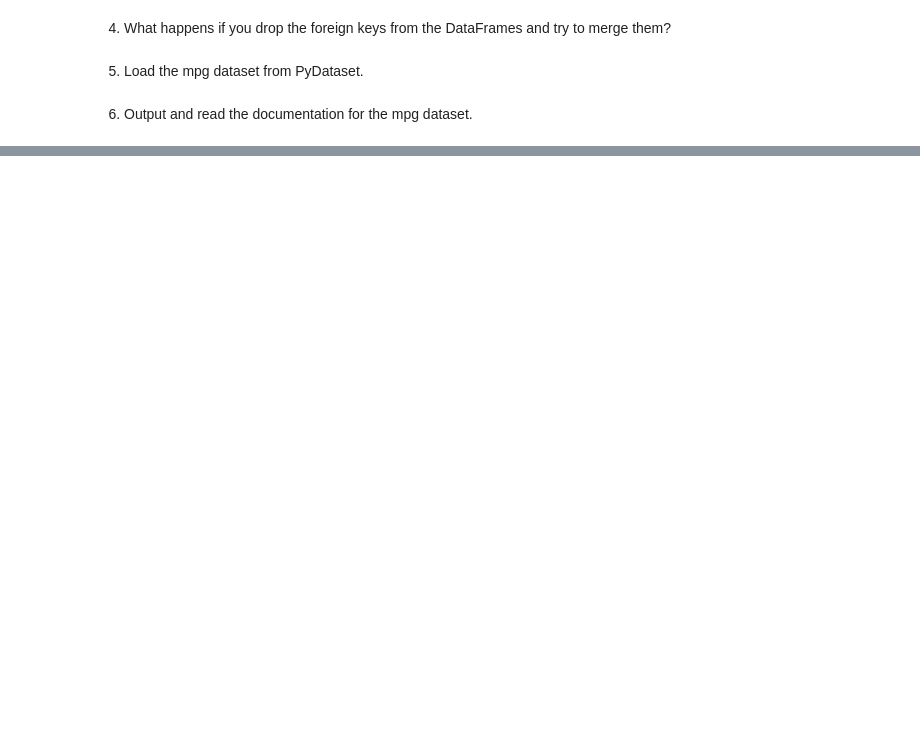
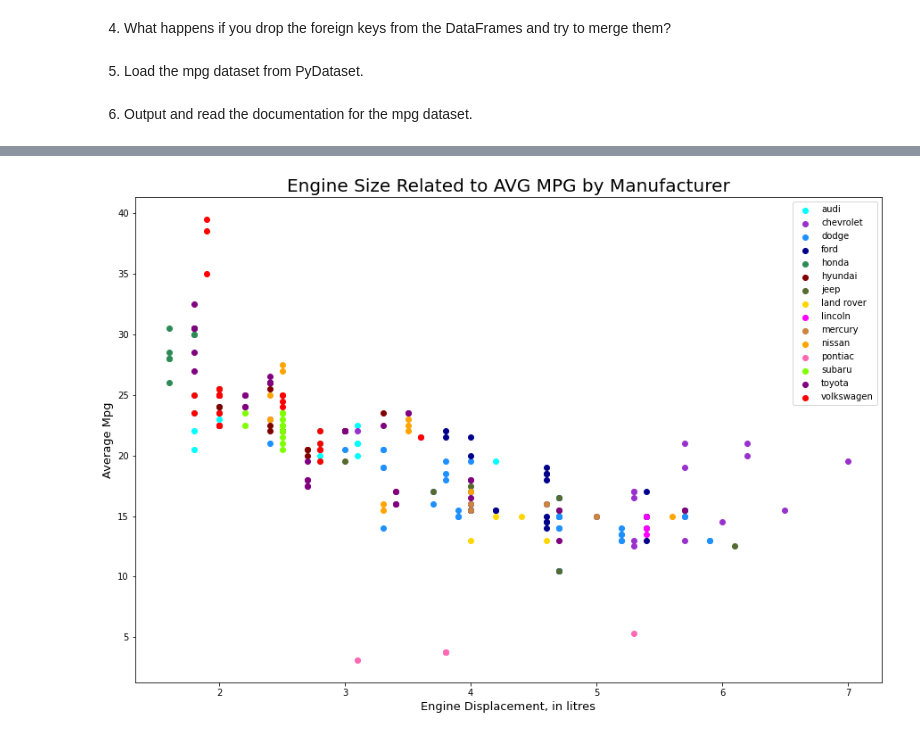
Before and after one commit to HeatherOrtegaMcMillan/numpy-pandas-visualization-exercises, a Jupyter notebook: advanced_dataframes.ipynb, the cells around one changed output, grey strips where cells are left out. Saved outputs shown, nothing was run; the diff lists cells and outputs as text; code cells hidden in the pictures; blank space fills up the shorter version.

Commit message:
finish advanced dataframes exercises

```diff
--- a/advanced_dataframes.ipynb
+++ b/advanced_dataframes.ipynb
@@ -177,0 +321,3 @@ datetime.date(9999, 1, 1)
+# %%
+mpg['mileage_difference'] = mpg['highway_mpg'] - mpg['city_mpg']
+mpg.head()
@@ -177,0 +333,4 @@ datetime.date(9999, 1, 1)
+# %%
+mpg['average_mileage'] = (mpg.city_mpg + mpg.highway_mpg) / 2
+
+mpg.head()
@@ -177,0 +344,4 @@ datetime.date(9999, 1, 1)
+# %%
+# OR alternate method using the mean function
+mpg['average_mileage'] = mpg[['highway_mpg', 'city_mpg']].mean(axis = 1)
+mpg.head()
@@ -177,0 +357,4 @@ datetime.date(9999, 1, 1)
+# %%
+# look at pandas series exercises we did this with berry (using count and contains)
+mpg['is_automatic'] = np.where(mpg.trans.str.contains('auto'), True, False)
+mpg
@@ -177,0 +460,72 @@ datetime.date(9999, 1, 1)
+# %%
+# Graph size of engine (displ) on x axis, and avg mpg
+xaudi = mpg[mpg['manufacturer'] == 'audi'].engine_displ_L.array
+yaudi = mpg[mpg['manufacturer'] == 'audi'].average_mileage.array
+
+xchevrolet = mpg[mpg['manufacturer'] == 'chevrolet'].engine_displ_L.array
+ychevrolet = mpg[mpg['manufacturer'] == 'chevrolet'].average_mileage.array
+
+xdodge = mpg[mpg['manufacturer'] == 'dodge'].engine_displ_L.array
+ydodge = mpg[mpg['manufacturer'] == 'dodge'].average_mileage.array
+
+xford = mpg[mpg['manufacturer'] == 'ford'].engine_displ_L.array
+yford = mpg[mpg['manufacturer'] == 'ford'].average_mileage.array
+
+xhonda = mpg[mpg['manufacturer'] == 'honda'].engine_displ_L.array
+yhonda = mpg[mpg['manufacturer'] == 'honda'].average_mileage.array
+
+xhyundai = mpg[mpg['manufacturer'] == 'hyundai'].engine_displ_L.array
+yhyundai = mpg[mpg['manufacturer'] == 'hyundai'].average_mileage.array
+
+xjeep = mpg[mpg['manufacturer'] == 'jeep'].engine_displ_L.array
+yjeep = mpg[mpg['manufacturer'] == 'jeep'].average_mileage.array
+
+xland_rover = mpg[mpg['manufacturer'] == 'land rover'].engine_displ_L.array
+yland_rover = mpg[mpg['manufacturer'] == 'land rover'].average_mileage.array
+
+xlincoln = mpg[mpg['manufacturer'] == 'lincoln'].engine_displ_L.array
+ylincoln = mpg[mpg['manufacturer'] == 'lincoln'].average_mileage.array
+
+xmercury = mpg[mpg['manufacturer'] == 'mercury'].engine_displ_L.array
+ymercury = mpg[mpg['manufacturer'] == 'mercury'].average_mileage.array
+
+xnissan = mpg[mpg['manufacturer'] == 'nissan'].engine_displ_L.array
+ynissan = mpg[mpg['manufacturer'] == 'nissan'].average_mileage.array
+
+xpontiac = mpg[mpg['manufacturer'] == 'pontiac'].engine_displ_L.array
+ypontiac = mpg[mpg['manufacturer'] == 'pontiac'].average_mileage.array
+
+xsubaru = mpg[mpg['manufacturer'] == 'subaru'].engine_displ_L.array
+ysubaru = mpg[mpg['manufacturer'] == 'subaru'].average_mileage.array
+
+xtoyota = mpg[mpg['manufacturer'] == 'toyota'].engine_displ_L.array
+ytoyota = mpg[mpg['manufacturer'] == 'toyota'].average_mileage.array
+
+xvolkswagen = mpg[mpg['manufacturer'] == 'volkswagen'].engine_displ_L.array
+yvolkswagen = mpg[mpg['manufacturer'] == 'volkswagen'].average_mileage.array
+
+plt.figure(figsize = (15,10))
+plt.scatter(xaudi, yaudi, label = 'audi', c = 'aqua')
+plt.scatter(xchevrolet, ychevrolet, label = 'chevrolet', c = 'darkorchid')
+plt.scatter(xdodge, ydodge, label = 'dodge', c = 'dodgerblue')
+plt.scatter(xford, yford, label = 'ford', c = 'darkblue')
+plt.scatter(xhonda, yhonda, label = 'honda', c = 'seagreen')
+plt.scatter(xhyundai, yhyundai, label = 'hyundai', c = 'maroon')
+plt.scatter(xjeep, yjeep, label = 'jeep', c = 'darkolivegreen')
+plt.scatter(xland_rover, yland_rover, label = 'land rover', c = 'gold')
+plt.scatter(xlincoln, ylincoln, label = 'lincoln', c = 'magenta')
+plt.scatter(xmercury, ymercury, label = 'mercury', c = 'peru')
+plt.scatter(xnissan, ynissan, label = 'nissan', c = 'orange')
+plt.scatter(xpontiac, xpontiac, label = 'pontiac', c = 'hotpink')
+plt.scatter(xsubaru, ysubaru, label = 'subaru', c = 'chartreuse')
+plt.scatter(xtoyota, ytoyota, label = 'toyota', c = 'purple')
+plt.scatter(xvolkswagen, yvolkswagen, label = 'volkswagen', c = 'red')
+
+plt.title('Engine Size Related to AVG MPG by Manufacturer', size = 20)
+plt.legend(loc = 'best')
+plt.xlabel('Engine Displacement, in litres', size = 13)
+plt.ylabel('Average Mpg', size = 13)
+
+plt.show()
+# %% [output]
+[figure, added]
```
Also changed, not shown: parts of 66 cells of this notebook.
